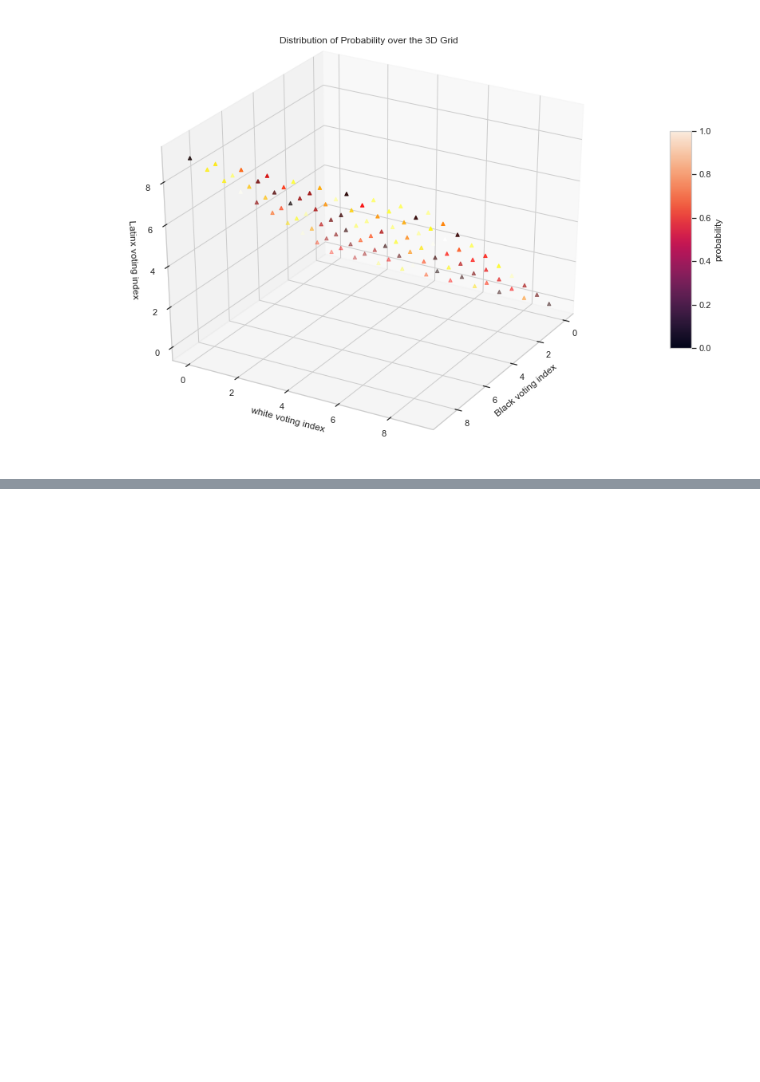
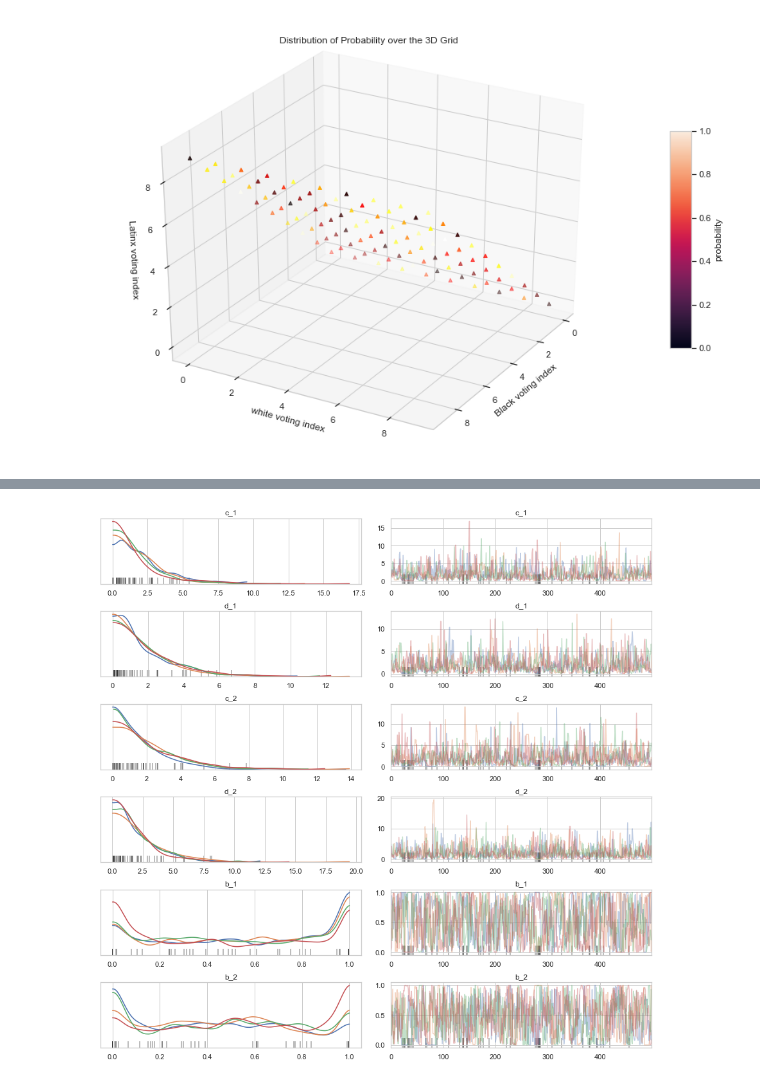
Before and after one commit to hangulu/thesis, a Jupyter notebook: methods.ipynb, the cells around one changed output, grey strips where cells are left out. Drawn from its saved outputs; the diff is of its cells as text; code cells hidden in the pictures; blank space fills up the shorter version.

```diff
--- a/methods.ipynb
+++ b/methods.ipynb
@@ -768,0 +857,10 @@ visualize_3d_grid(test_results_with_elec['best_grid'], test_demo)
+# %%
+# Run on a 40% Black, 60% white precinct
+ei_test_demo = np.array([.4])
+ei_test_candidate_vote = np.array([.5])
+ei_precinct_population = np.array([10])
+# %%
+test_model = ei_two_by_two(ei_test_demo, ei_test_candidate_vote, ei_precinct_population)
+
+with test_model:
+    test_trace = pm.sample()
@@ -768,0 +879,5 @@ visualize_3d_grid(test_results_with_elec['best_grid'], test_demo)
+# %%
+# Plot the traces
+pm.traceplot(test_trace);
+# %% [output]
+[figure, added]
```
Also changed, not shown: parts of 21 cells of this notebook.
